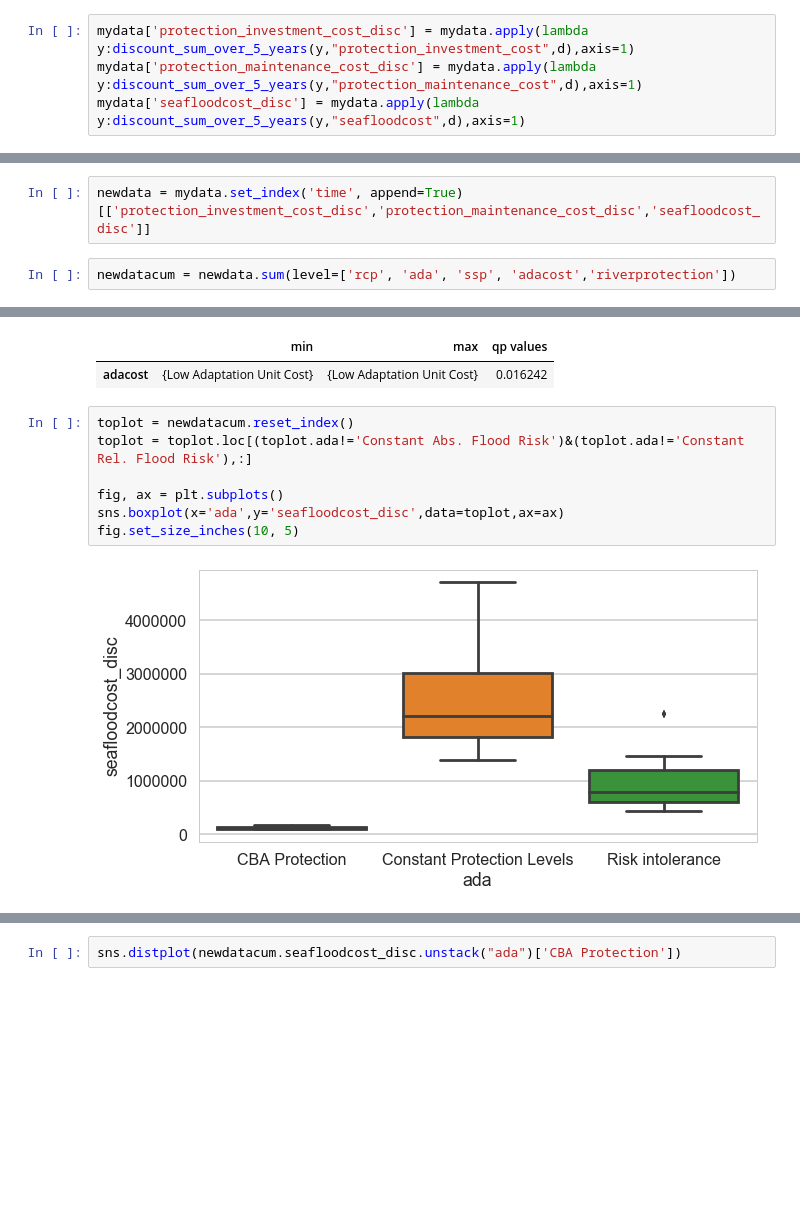
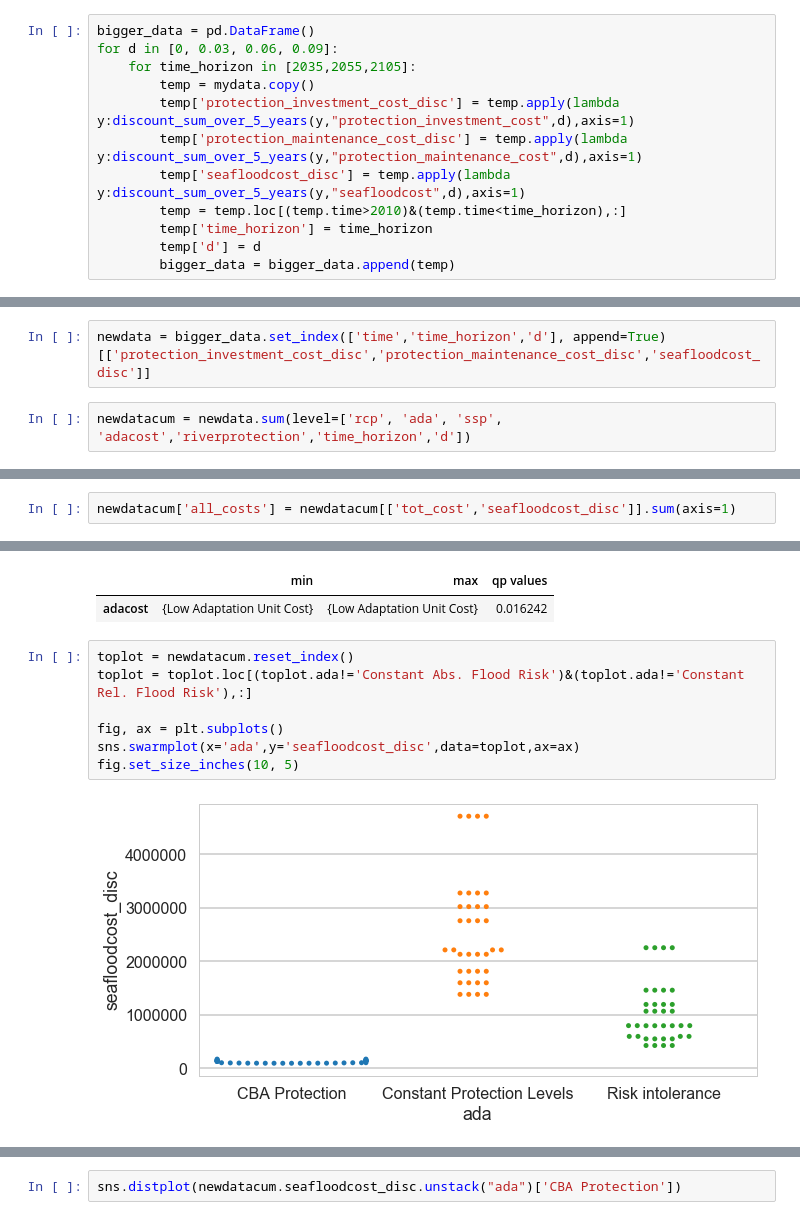
Before and after one commit to julierozenberg/infra_needs_analyses, a Jupyter notebook: coastal protection.ipynb, the cells around one changed output, grey strips where cells are left out. Drawn from its saved outputs; the diff is of its cells as text; blank space fills up the shorter version.

Commit message:
coastal protection investment needs analysis

```diff
--- a/coastal protection.ipynb
+++ b/coastal protection.ipynb
@@ -38,4 +48,12 @@ d = 0.03
 # %%
-mydata['protection_investment_cost_disc'] = mydata.apply(lambda y:discount_sum_over_5_years(y,"protection_investment_cost",d),axis=1)
-mydata['protection_maintenance_cost_disc'] = mydata.apply(lambda y:discount_sum_over_5_years(y,"protection_maintenance_cost",d),axis=1)
-mydata['seafloodcost_disc'] = mydata.apply(lambda y:discount_sum_over_5_years(y,"seafloodcost",d),axis=1)
+bigger_data = pd.DataFrame()
+for d in [0, 0.03, 0.06, 0.09]:
+    for time_horizon in [2035,2055,2105]:
+        temp = mydata.copy()
+        temp['protection_investment_cost_disc'] = temp.apply(lambda y:discount_sum_over_5_years(y,"protection_investment_cost",d),axis=1)
+        temp['protection_maintenance_cost_disc'] = temp.apply(lambda y:discount_sum_over_5_years(y,"protection_maintenance_cost",d),axis=1)
+        temp['seafloodcost_disc'] = temp.apply(lambda y:discount_sum_over_5_years(y,"seafloodcost",d),axis=1)
+        temp = temp.loc[(temp.time>2010)&(temp.time<time_horizon),:]
+        temp['time_horizon'] = time_horizon
+        temp['d'] = d
+        bigger_data = bigger_data.append(temp)
@@ -44,4 +60,4 @@ mydata['seafloodcost_disc'] = mydata.apply(lambda y:discount_sum_over_5_years(y,
 # %%
-newdata = mydata.set_index('time', append=True)[['protection_investment_cost_disc','protection_maintenance_cost_disc','seafloodcost_disc']]
+newdata = bigger_data.set_index(['time','time_horizon','d'], append=True)[['protection_investment_cost_disc','protection_maintenance_cost_disc','seafloodcost_disc']]
 # %%
-newdatacum = newdata.sum(level=['rcp', 'ada', 'ssp', 'adacost','riverprotection'])
+newdatacum = newdata.sum(level=['rcp', 'ada', 'ssp', 'adacost','riverprotection','time_horizon','d'])
@@ -62,0 +157,2 @@ plt.scatter(newdatacum.tot_cost,newdatacum.seafloodcost_disc)
+# %%
+newdatacum['all_costs'] = newdatacum[['tot_cost','seafloodcost_disc']].sum(axis=1)
@@ -201,12 +427,12 @@ box.limits
 # %%
 toplot = newdatacum.reset_index()
 toplot = toplot.loc[(toplot.ada!='Constant Abs. Flood Risk')&(toplot.ada!='Constant Rel. Flood Risk'),:]
 
 fig, ax = plt.subplots()
-sns.boxplot(x='ada',y='seafloodcost_disc',data=toplot,ax=ax)
+sns.swarmplot(x='ada',y='seafloodcost_disc',data=toplot,ax=ax)
 fig.set_size_inches(10, 5)
 # %% [output]
-[figure, old version]
+[figure, new version]
 # %%
 toplot = newdatacum[['tot_cost','seafloodcost_disc']]
 toplot.columns.name="costtype"
```
Also changed, not shown: parts of 28 cells of this notebook, 1 other file.
